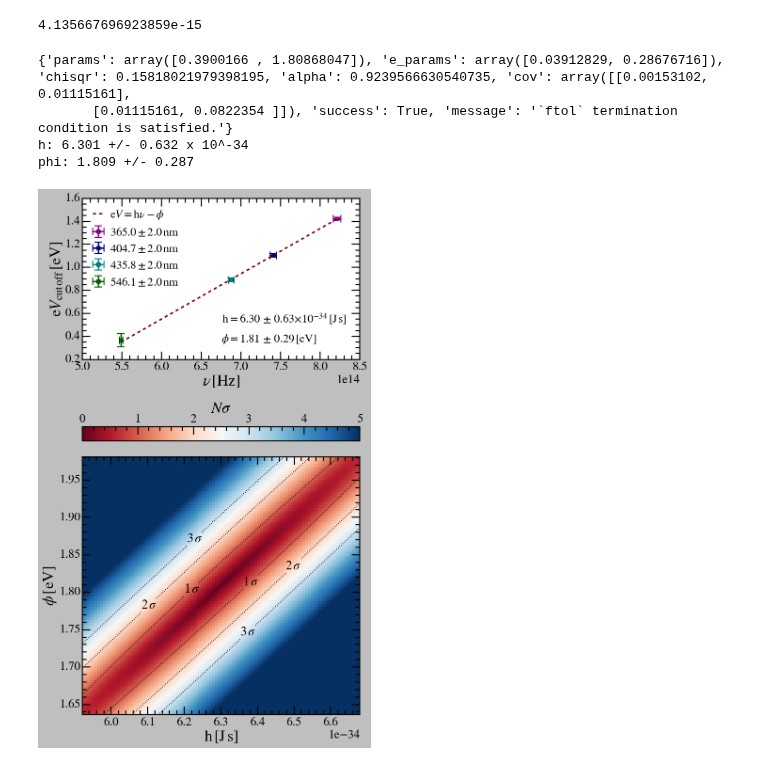
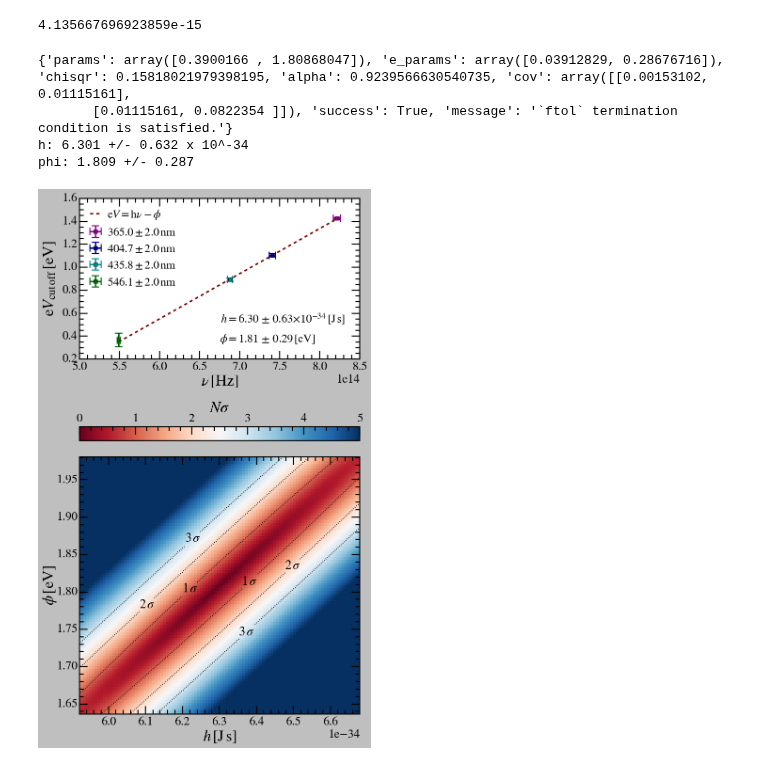
Before and after one commit to vinh-qtran/mit-jlab-sp25, a Jupyter notebook: photoelectric/analysis.ipynb, the cells around one changed output. Saved outputs shown, nothing was run; the diff lists cells and outputs as text; code cells hidden in the pictures.

```diff
--- a/photoelectric/analysis.ipynb
+++ b/photoelectric/analysis.ipynb
@@ -278,7 +278,7 @@ ax_extra.tick_params(axis='y', which='both',direction='in',right=False)
 ax.tick_params(axis='both', which='both',direction='in',top=True,right=True)
 
 ax.set_xlabel(r'$V \, [{\rm{V}}]$')
-ax.set_ylabel(r'$I (V) \, / \, I (0)$',labelpad=5)
+ax.set_ylabel(r'$I_{\rm{pe}} (V) \, / \, I_{\rm{pe}} (0)$',labelpad=5)
 
 ax.set_xlim(0,2.5)
 ax.set_ylim(-0.1,1)
@@ -433,35 +433,35 @@ h_order = int(np.floor(np.log10(fitting_result['params'][0]/fitter.x_scale/h_sca
 print('h:',f'{fitting_result["params"][0]/fitter.x_scale/h_scaler/10**h_order:.3f}','+/-',f'{fitting_result["e_params"][0]/fitter.x_scale/h_scaler/10**h_order:.3f}','x 10^'+str(h_order))
 print('phi:',f'{fitting_result["params"][1]:.3f}','+/-',f'{fitting_result["e_params"][1]:.3f}')
 
 fq_norm_fit, V_fit = fitter.model_interpolation(params=fitting_result['params'])
 fq_fit = fq_norm_fit * fitter.x_scale
 ax.plot(fq_fit,V_fit,color='maroon',ls='--',label=r'${\rm{e}}V = {\rm{h}} \nu - \phi$')
 
 ax.set_xlabel(r'$\nu \, [{\rm{Hz}}]$')
-ax.set_ylabel(r'${\rm{e}} V_{\rm{cut\,off}} \, [{\rm{eV}}]$')
+ax.set_ylabel(r'${\rm{e}} V_{\rm{cut\,off}} \, [{\rm{eV}}]$',labelpad=10)
 
 ax.legend(loc='upper left', ncol=1, handletextpad=0.5, handlelength=1.0, columnspacing=0.5, fontsize=22)
 
-ax.text(0.5, 0.25, r'$\,{\rm{h}} = $' + f'{fitting_result["params"][0]/fitter.x_scale/h_scaler/10**h_order:.2f}' + r'$\, \pm \,$' + f'{fitting_result["e_params"][0]/fitter.x_scale/h_scaler/10**h_order:.2f}' + r'$\times 10^{%s}$'%h_order + r'$\, [{\rm{J}}\,{\rm{s}}]$',
+ax.text(0.5, 0.25, r'$\,h = $' + f'{fitting_result["params"][0]/fitter.x_scale/h_scaler/10**h_order:.2f}' + r'$\, \pm \,$' + f'{fitting_result["e_params"][0]/fitter.x_scale/h_scaler/10**h_order:.2f}' + r'$\times 10^{%s}$'%h_order + r'$\, [{\rm{J}}\,{\rm{s}}]$',
         transform=ax.transAxes, fontsize=22, rotation=0, horizontalalignment='left', verticalalignment='center')
 ax.text(0.5, 0.125, r'$\phi = $' + f'{fitting_result["params"][1]:.2f}' + r'$\, \pm \,$' + f'{fitting_result["e_params"][1]:.2f}' + r'$\, [{\rm{eV}}]$',
         transform=ax.transAxes, fontsize=22, rotation=0, horizontalalignment='left', verticalalignment='center')
 
 ax = axs[1]
 
 n_sigma = fitting.NSigma(fitting_result['params'],fitting_result['cov'],range=0.6)
 n_sigma.show_n_sigma(fig,ax,par0_scaler=1/fitter.x_scale/h_scaler)
 
-ax.set_xlabel(r'${\rm{h}} \, [{\rm{J}}\,{\rm{s}}]$')
-ax.set_ylabel(r'$\phi \, [{\rm{eV}}]$')
+ax.set_xlabel(r'$h \, [{\rm{J}}\,{\rm{s}}]$')
+ax.set_ylabel(r'$\phi \, [{\rm{eV}}]$',labelpad=-3)
 
 plt.tight_layout()
 plt.savefig('plank_and_work_function_fit.png')
 
 plt.show()
 # %% [output]
 {'params': array([0.3900166 , 1.80868047]), 'e_params': array([0.03912829, 0.28676716]), 'chisqr': 0.15818021979398195, 'alpha': 0.9239566630540735, 'cov': array([[0.00153102, 0.01115161],
        [0.01115161, 0.0822354 ]]), 'success': True, 'message': '`ftol` termination condition is satisfied.'}
 h: 6.301 +/- 0.632 x 10^-34
 phi: 1.809 +/- 0.287
-[figure, old version]
+[figure, new version]
```
Also changed, not shown: parts of 2 cells of this notebook, 25 other files.
